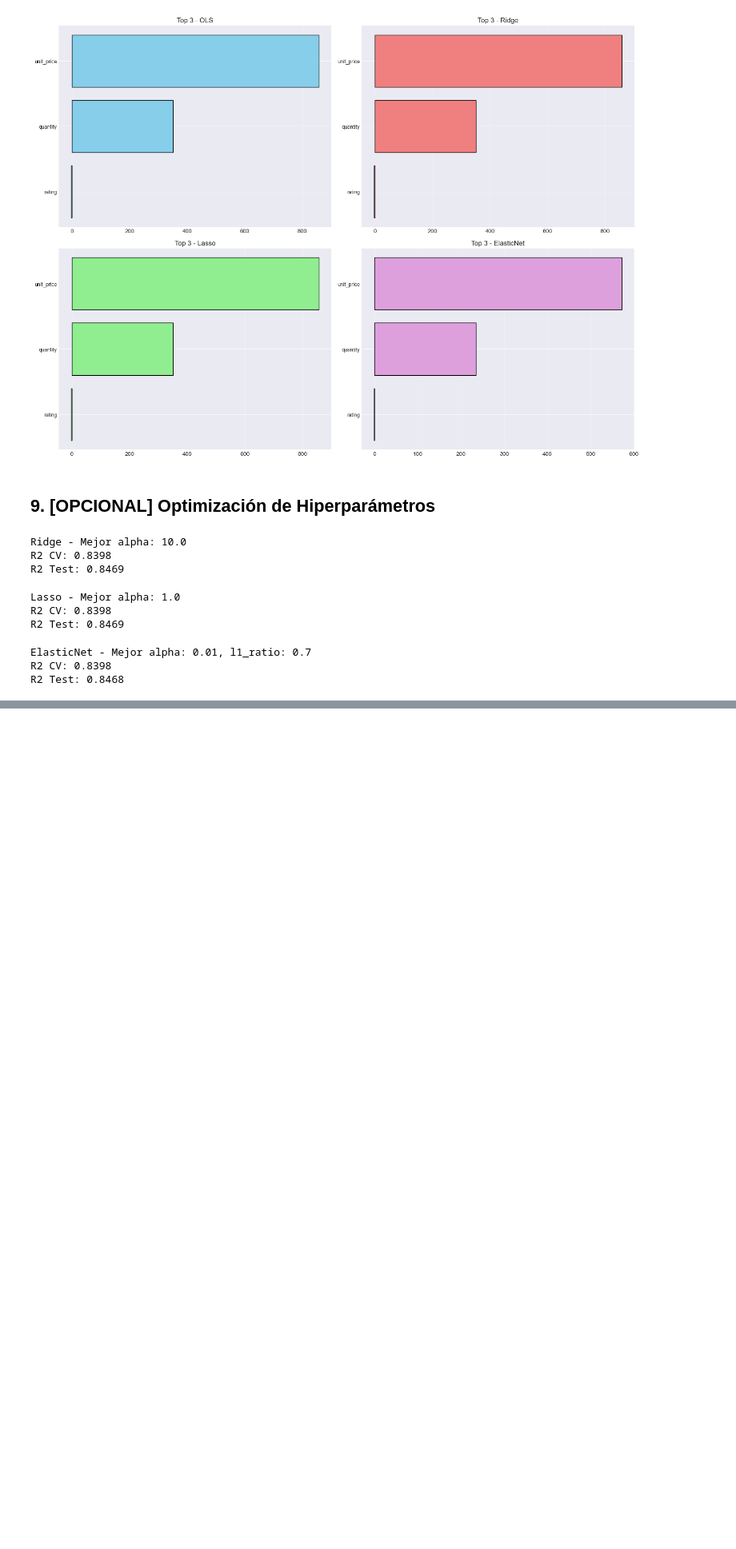
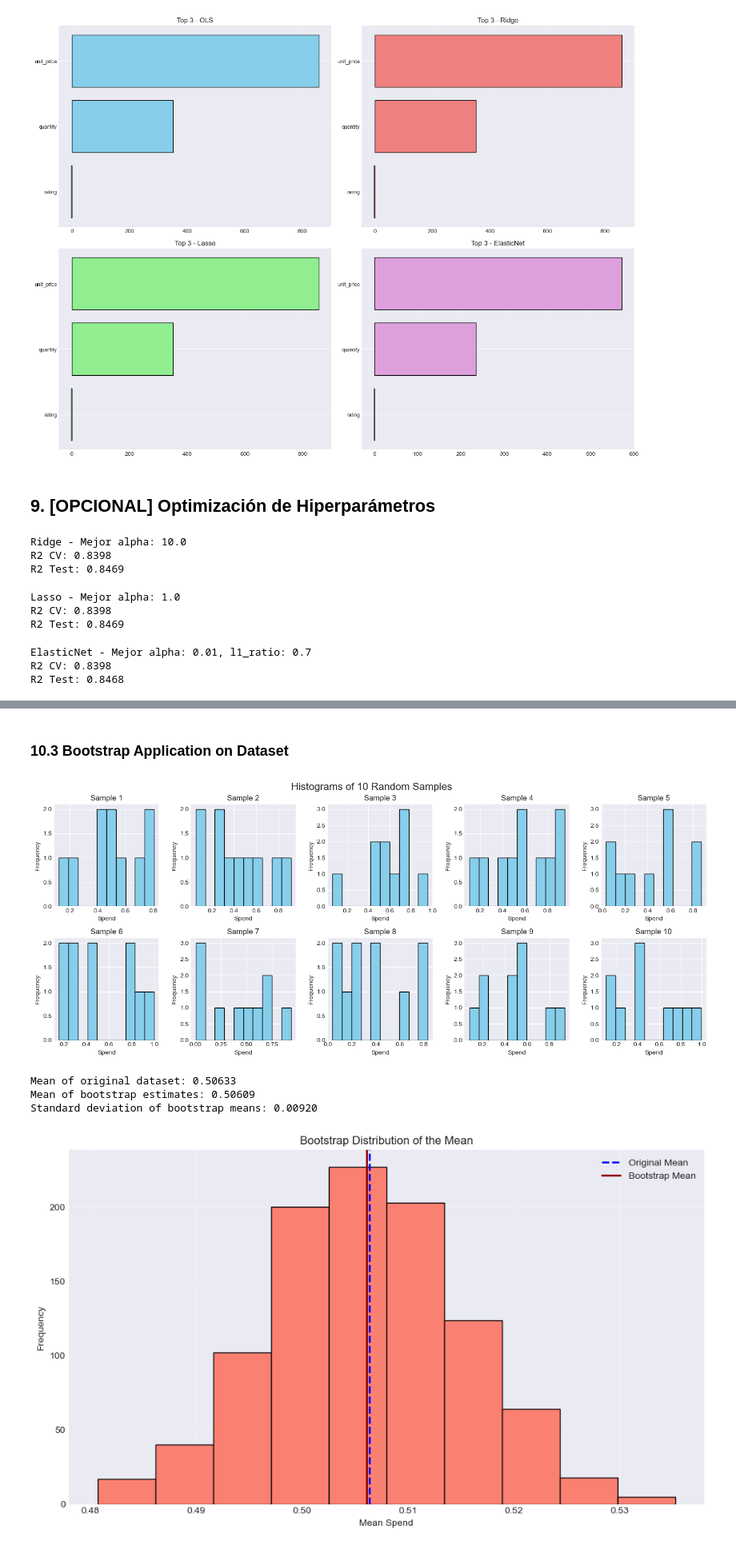
Before and after one commit to jorge-ivan-jimenez-reyes/MachineLearning, a Jupyter notebook: Ejercicio/Ml.ipynb, the cells around one changed output, grey strips where cells are left out. Shown at 80% size. Cells and saved outputs as stored; diff of their text form; code cells hidden in the pictures; blank space fills up the shorter version.

```diff
--- a/Ejercicio/Ml.ipynb
+++ b/Ejercicio/Ml.ipynb
@@ -742,0 +784,51 @@ R2 Test: 0.8468
+# %% [markdown]
+### 10.3 Bootstrap Application on Dataset
+# %%
+browser = pd.DataFrame({'spend': np.random.rand(1000)})
+
+original_mean = browser['spend'].mean()
+B = 1000
+mub = []
+
+fig, axs = plt.subplots(2, 5, figsize=(15, 6))
+axs = axs.flatten()
+
+for i in range(10):
+    samp_i = np.random.choice(browser['spend'], size=10, replace=True)
+    axs[i].hist(samp_i, bins=10, color='skyblue', edgecolor='black')
+    axs[i].set_title(f'Sample {i+1}')
+    axs[i].set_xlabel('Spend')
+    axs[i].set_ylabel('Frequency')
+
+plt.tight_layout()
+plt.suptitle("Histograms of 10 Random Samples", fontsize=16, y=1.02)
+plt.show()
+
+for _ in range(B):
+    samp_b = np.random.choice(browser['spend'], size=len(browser), replace=True)
+    mub.append(np.mean(samp_b))
+
+bootstrap_mean = np.mean(mub)
+bootstrap_std = np.std(mub, ddof=1)
+
+print(f"Mean of original dataset: {original_mean:.5f}")
+print(f"Mean of bootstrap estimates: {bootstrap_mean:.5f}")
+print(f"Standard deviation of bootstrap means: {bootstrap_std:.5f}")
+
+plt.figure(figsize=(10, 6))
+plt.hist(mub, bins=10, color='salmon', edgecolor='black')
+plt.axvline(original_mean, color='blue', linestyle='dashed', linewidth=2, label='Original Mean')
+plt.axvline(bootstrap_mean, color='darkred', linestyle='solid', linewidth=2, label='Bootstrap Mean')
+plt.title('Bootstrap Distribution of the Mean')
+plt.xlabel('Mean Spend')
+plt.ylabel('Frequency')
+plt.legend()
+plt.grid(True, alpha=0.3)
+plt.tight_layout()
+plt.show()
+# %% [output]
+[figure, added]
+Mean of original dataset: 0.50633
+Mean of bootstrap estimates: 0.50609
+Standard deviation of bootstrap means: 0.00920
+[figure, added]
```
Also changed, not shown: parts of 21 cells of this notebook, 28 other files.
